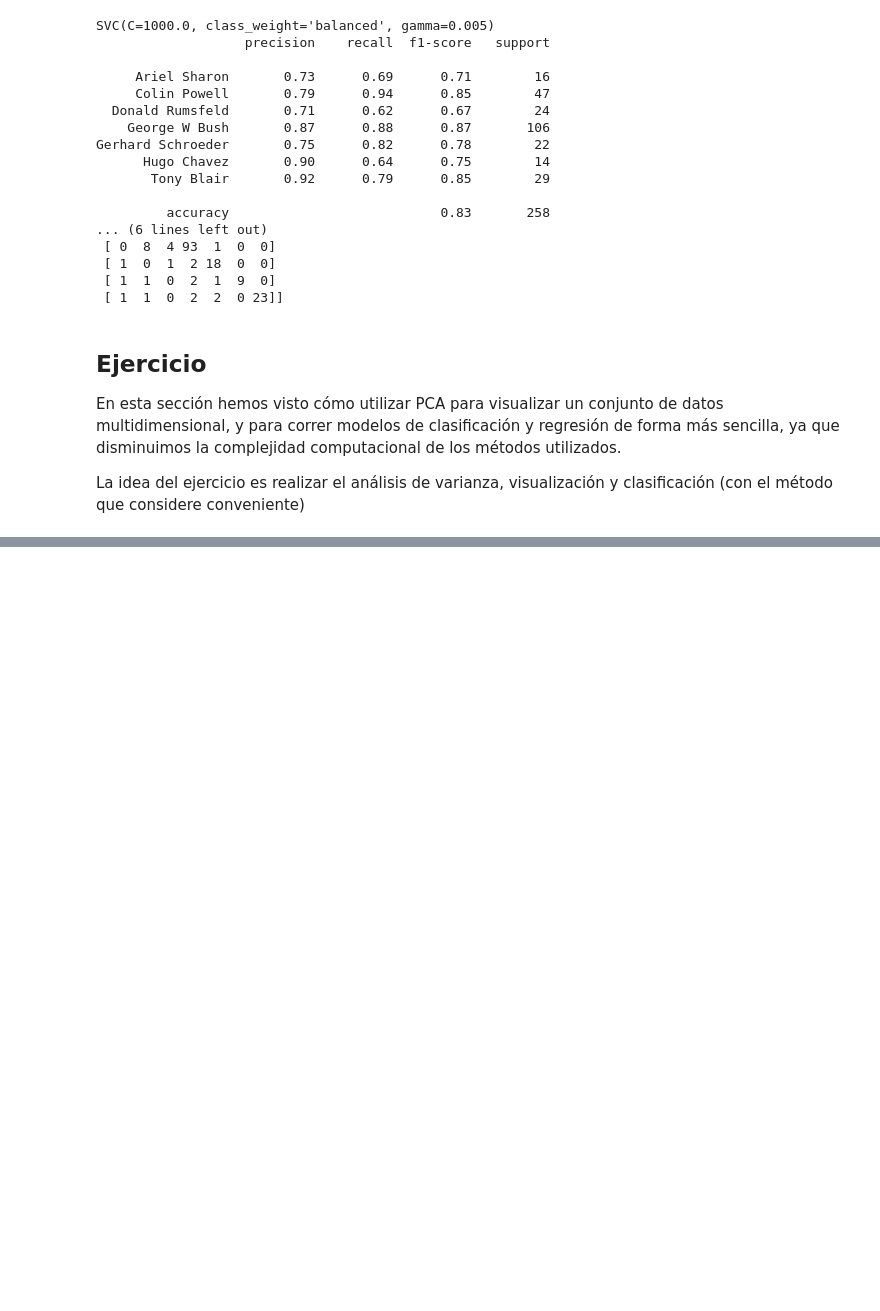
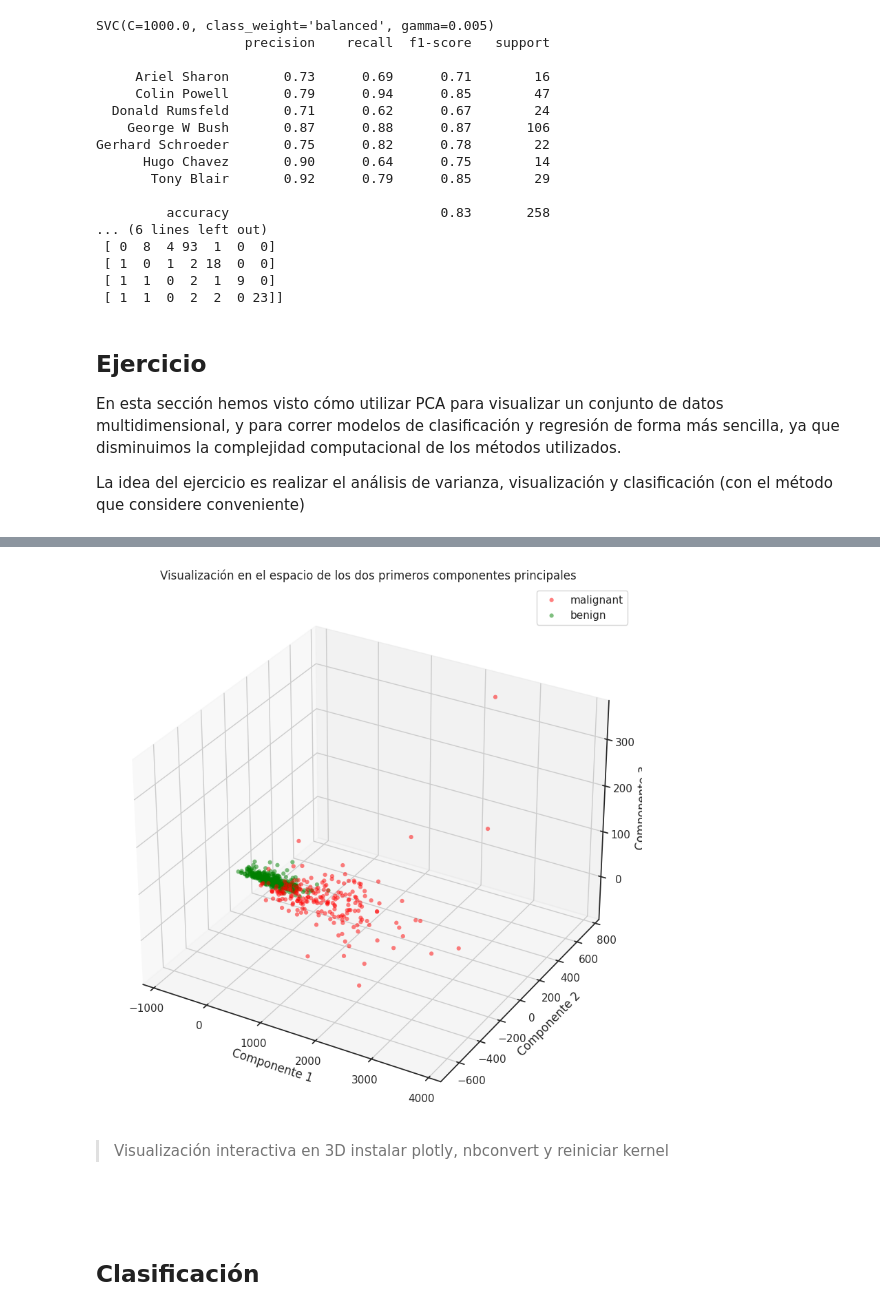
Before and after one commit to dcrovo/ML-Workshops, a Jupyter notebook: Lab5/Aprendizaje_de_máquina_PCA_.ipynb, the cells around one changed output, grey strips where cells are left out. Saved outputs shown, nothing was run; the diff lists cells and outputs as text; code cells hidden in the pictures; blank space fills up the shorter version.

```diff
--- a/Lab5/Aprendizaje_de_máquina_PCA_.ipynb
+++ b/Lab5/Aprendizaje_de_máquina_PCA_.ipynb
@@ -631,0 +722,27 @@ breast_cancer.data
+# %%
+fig, ax = plt.subplots(figsize=(10,10),subplot_kw={"projection": "3d"})
+ax.scatter3D(projected_breast_cancer[target == 0,0],
+            projected_breast_cancer[target == 0,1],
+            projected_breast_cancer[target == 0,2],
+            color='red',
+            edgecolors='none',
+            alpha=0.5,
+            label=target_names[0])
+ax.scatter3D(projected_breast_cancer[target == 1, 0],
+
+            projected_breast_cancer[target == 1, 1],
+            projected_breast_cancer[target == 1, 2],
+            color='green',
+            edgecolors='none',
+            label=target_names[1],
+            alpha=0.5)
+ax.set_xlabel('Componente 1')
+ax.set_ylabel('Componente 2')
+ax.set_zlabel('Componente 3')
+ax.legend()
+plt.title('Visualización en el espacio de los dos primeros componentes principales')
+plt.show()
+# %% [output]
+[figure, added]
+# %% [markdown]
+>Visualización interactiva en 3D instalar plotly, nbconvert y reiniciar kernel
@@ -631,0 +773,4 @@ breast_cancer.data
+# %% [markdown]
+###
+# %% [markdown]
+## Clasificación
```
Also changed, not shown: parts of 25 cells of this notebook.
